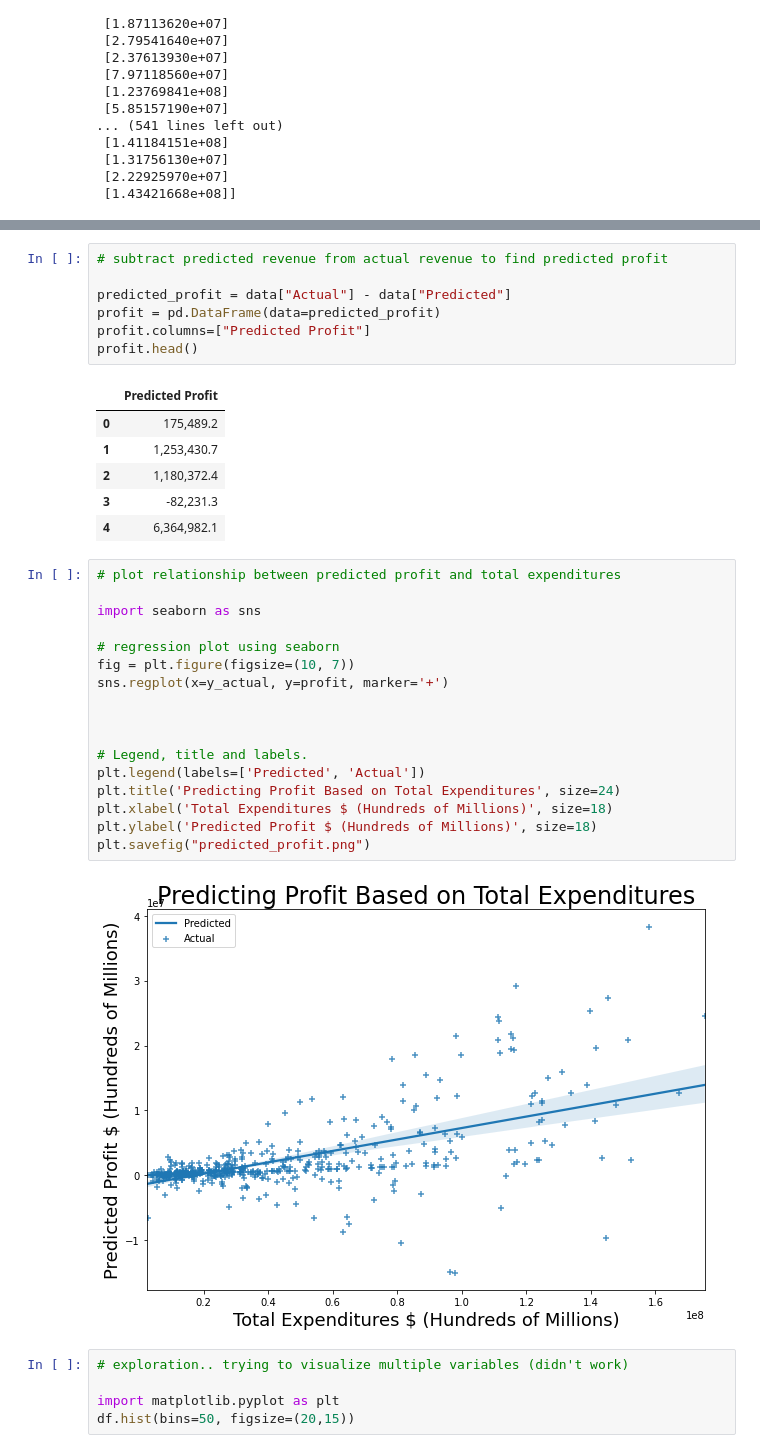
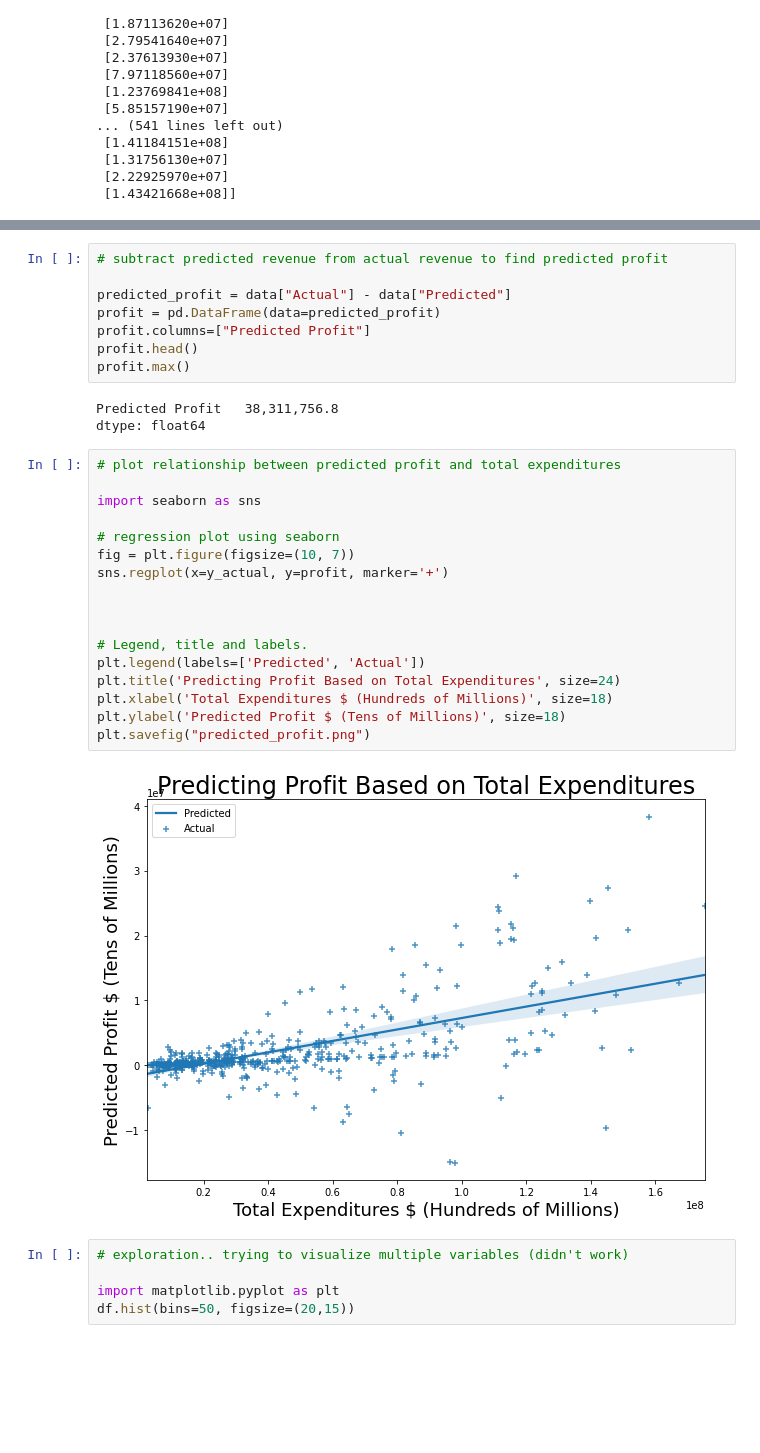
Before and after one commit to dpage02/FlutieEffect, a Jupyter notebook: Project_3/Cleaned_Resources/Expenses_MultiRegress_Model.ipynb, the cells around one changed output, grey strips where cells are left out. Drawn from its saved outputs; the diff is of its cells as text; blank space fills up the shorter version.

```diff
--- a/Project_3/Cleaned_Resources/Expenses_MultiRegress_Model.ipynb
+++ b/Project_3/Cleaned_Resources/Expenses_MultiRegress_Model.ipynb
@@ -223,32 +210,29 @@ predicted_profit = data["Actual"] - data["Predicted"]
 profit = pd.DataFrame(data=predicted_profit)
 profit.columns=["Predicted Profit"]
 profit.head()
+profit.max()
 # %% [output]
-|  | Predicted Profit |
-| 0 | 175,489.2 |
-| 1 | 1,253,430.7 |
-| 2 | 1,180,372.4 |
-| 3 | -82,231.3 |
-| 4 | 6,364,982.1 |
+Predicted Profit   38,311,756.8
+dtype: float64
 # %%
 # plot relationship between predicted profit and total expenditures
 
 import seaborn as sns
 
 # regression plot using seaborn
 fig = plt.figure(figsize=(10, 7))
 sns.regplot(x=y_actual, y=profit, marker='+')
 
 
 
 # Legend, title and labels.
 plt.legend(labels=['Predicted', 'Actual'])
 plt.title('Predicting Profit Based on Total Expenditures', size=24)
 plt.xlabel('Total Expenditures $ (Hundreds of Millions)', size=18)
-plt.ylabel('Predicted Profit $ (Hundreds of Millions)', size=18)
+plt.ylabel('Predicted Profit $ (Tens of Millions)', size=18)
 plt.savefig("predicted_profit.png")
 # %% [output]
-[figure, old version]
+[figure, new version]
 # %%
 # exploration.. trying to visualize multiple variables (didn't work)
 
```
Also changed, not shown: parts of 2 cells of this notebook, 4 other files.
